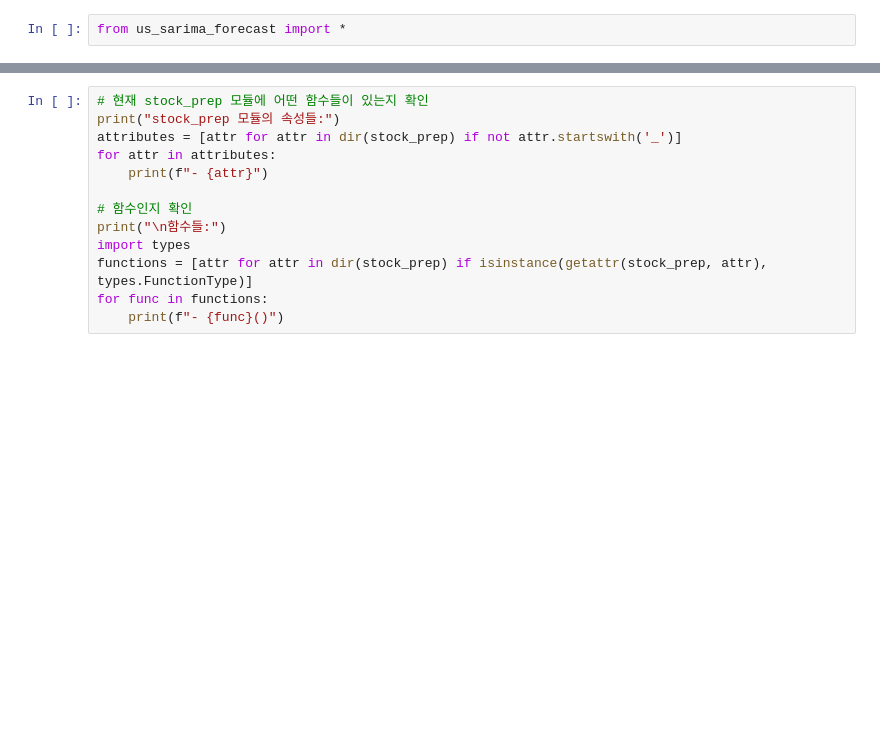
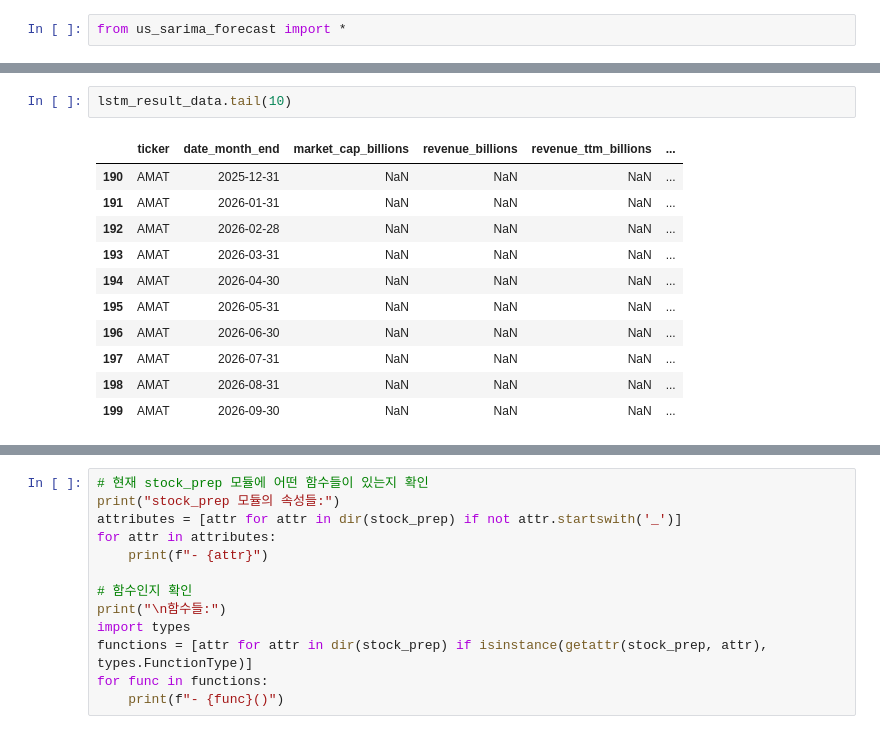
Before and after one commit to stox74/stock_forecast, a Jupyter notebook: US_Market/valuation/valuation_model_v5.ipynb, the cells around one changed output, grey strips where cells are left out. Cells and saved outputs as stored; diff of their text form; blank space fills up the shorter version.

```diff
--- a/US_Market/valuation/valuation_model_v5.ipynb
+++ b/US_Market/valuation/valuation_model_v5.ipynb
@@ -193,0 +539,14 @@ KeyError: "[Timestamp('2010-05-31 00:00:00'), Timestamp('2010-06-30 00:00:00'),
+# %%
+lstm_result_data.tail(10)
+# %% [output]
+|  | ticker | date_month_end | market_cap_billions | revenue_billions | revenue_ttm_billions | ... |
+| 190 | AMAT | 2025-12-31 | NaN | NaN | NaN | ... |
+| 191 | AMAT | 2026-01-31 | NaN | NaN | NaN | ... |
+| 192 | AMAT | 2026-02-28 | NaN | NaN | NaN | ... |
+| 193 | AMAT | 2026-03-31 | NaN | NaN | NaN | ... |
+| 194 | AMAT | 2026-04-30 | NaN | NaN | NaN | ... |
+| 195 | AMAT | 2026-05-31 | NaN | NaN | NaN | ... |
+| 196 | AMAT | 2026-06-30 | NaN | NaN | NaN | ... |
+| 197 | AMAT | 2026-07-31 | NaN | NaN | NaN | ... |
+| 198 | AMAT | 2026-08-31 | NaN | NaN | NaN | ... |
+| 199 | AMAT | 2026-09-30 | NaN | NaN | NaN | ... |
```
Also changed, not shown: parts of 10 cells of this notebook, 2 other files.
